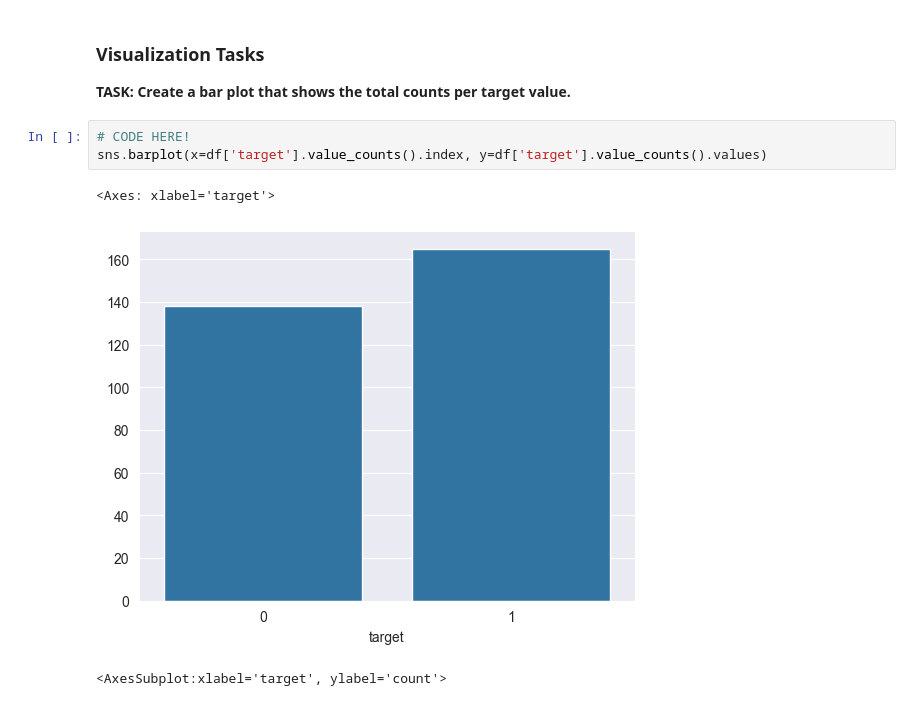
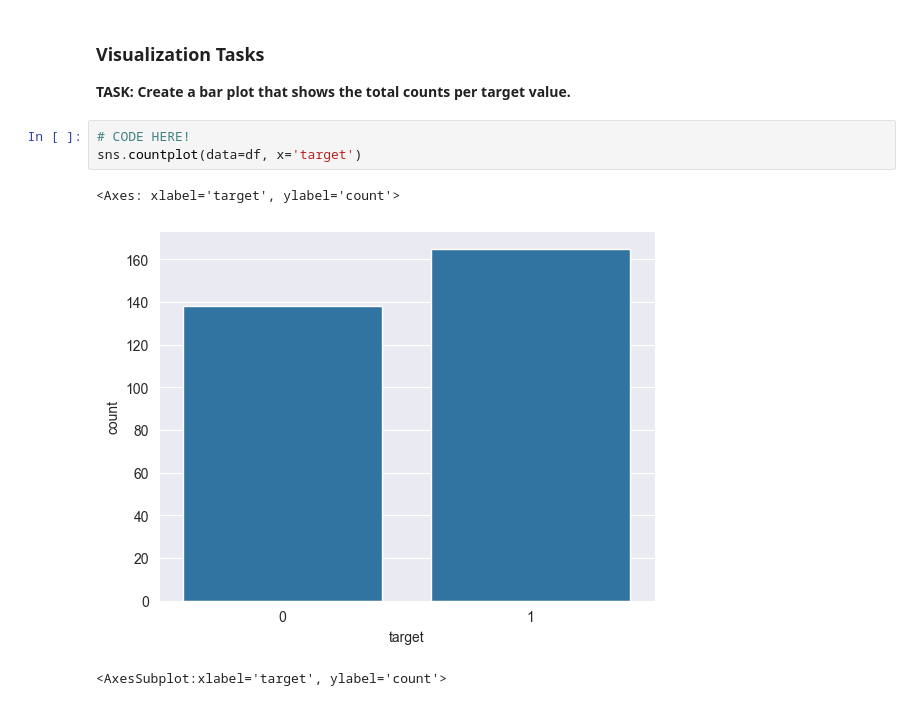
Before and after one commit to ZygimantasB/data_science_ml_learning, a Jupyter notebook: Section 13 Logistic Regression/02-Logistic-Regression-Project-Exercise .ipynb, the cells around one changed output. Cells and saved outputs as stored; diff of their text form.

```diff
--- a/Section 13 Logistic Regression/02-Logistic-Regression-Project-Exercise .ipynb
+++ b/Section 13 Logistic Regression/02-Logistic-Regression-Project-Exercise .ipynb
@@ -140,10 +158,10 @@ df.describe().transpose()
 **TASK: Create a bar plot that shows the total counts per target value.**
 # %%
 # CODE HERE!
-sns.barplot(x=df['target'].value_counts().index, y=df['target'].value_counts().values)
+sns.countplot(data=df, x='target')
 # %% [output]
-<Axes: xlabel='target'>
+<Axes: xlabel='target', ylabel='count'>
-[figure, old version]
+[figure, new version]
 # %%
 # %% [output]
 <AxesSubplot:xlabel='target', ylabel='count'>
```
Also changed, not shown: parts of 21 cells of this notebook.
